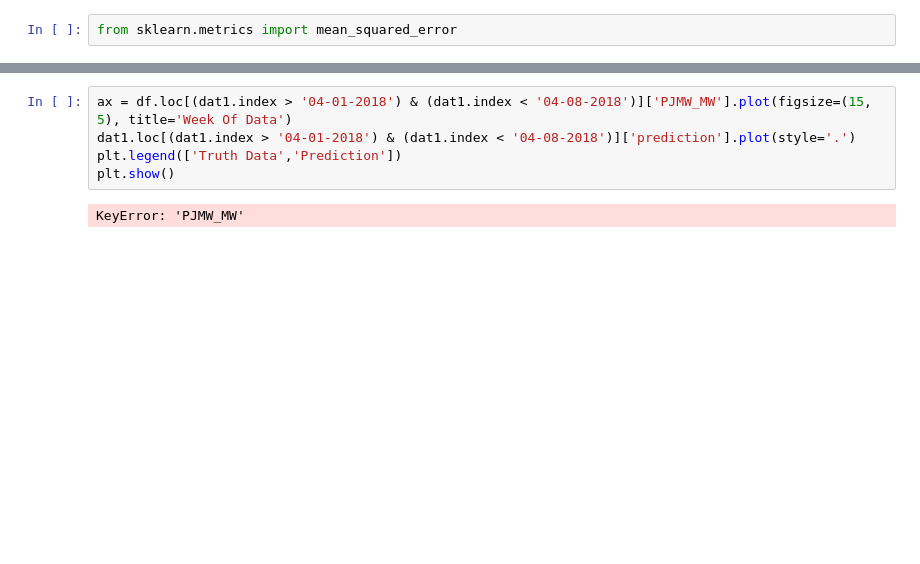
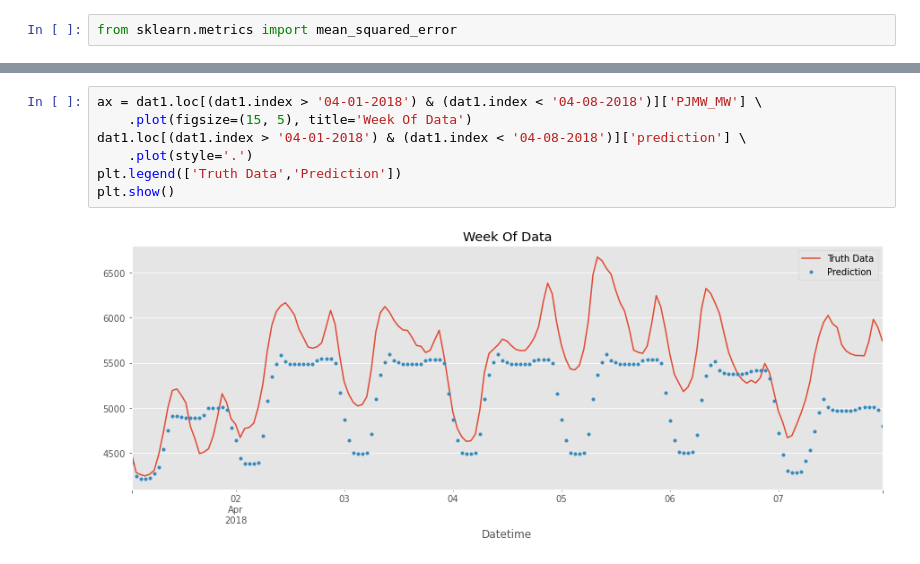
Before and after one commit to teja-19/Hourly, a Jupyter notebook: Energy_consumption.ipynb, the cells around one changed output, grey strips where cells are left out. Drawn from its saved outputs; the diff is of its cells as text; blank space fills up the shorter version.

```diff
--- a/Energy_consumption.ipynb
+++ b/Energy_consumption.ipynb
@@ -857,7 +859,9 @@ plt.show()
-# %%
-ax = df.loc[(dat1.index > '04-01-2018') & (dat1.index < '04-08-2018')]['PJMW_MW'].plot(figsize=(15, 5), title='Week Of Data')
-dat1.loc[(dat1.index > '04-01-2018') & (dat1.index < '04-08-2018')]['prediction'].plot(style='.')
-plt.legend(['Truth Data','Prediction'])
-plt.show()
-# %% [output]
-KeyError: 'PJMW_MW'
+# %%
+ax = dat1.loc[(dat1.index > '04-01-2018') & (dat1.index < '04-08-2018')]['PJMW_MW'] \
+    .plot(figsize=(15, 5), title='Week Of Data')
+dat1.loc[(dat1.index > '04-01-2018') & (dat1.index < '04-08-2018')]['prediction'] \
+    .plot(style='.')
+plt.legend(['Truth Data','Prediction'])
+plt.show()
+# %% [output]
+[figure, added]
```
Also changed, not shown: parts of 24 cells of this notebook.
